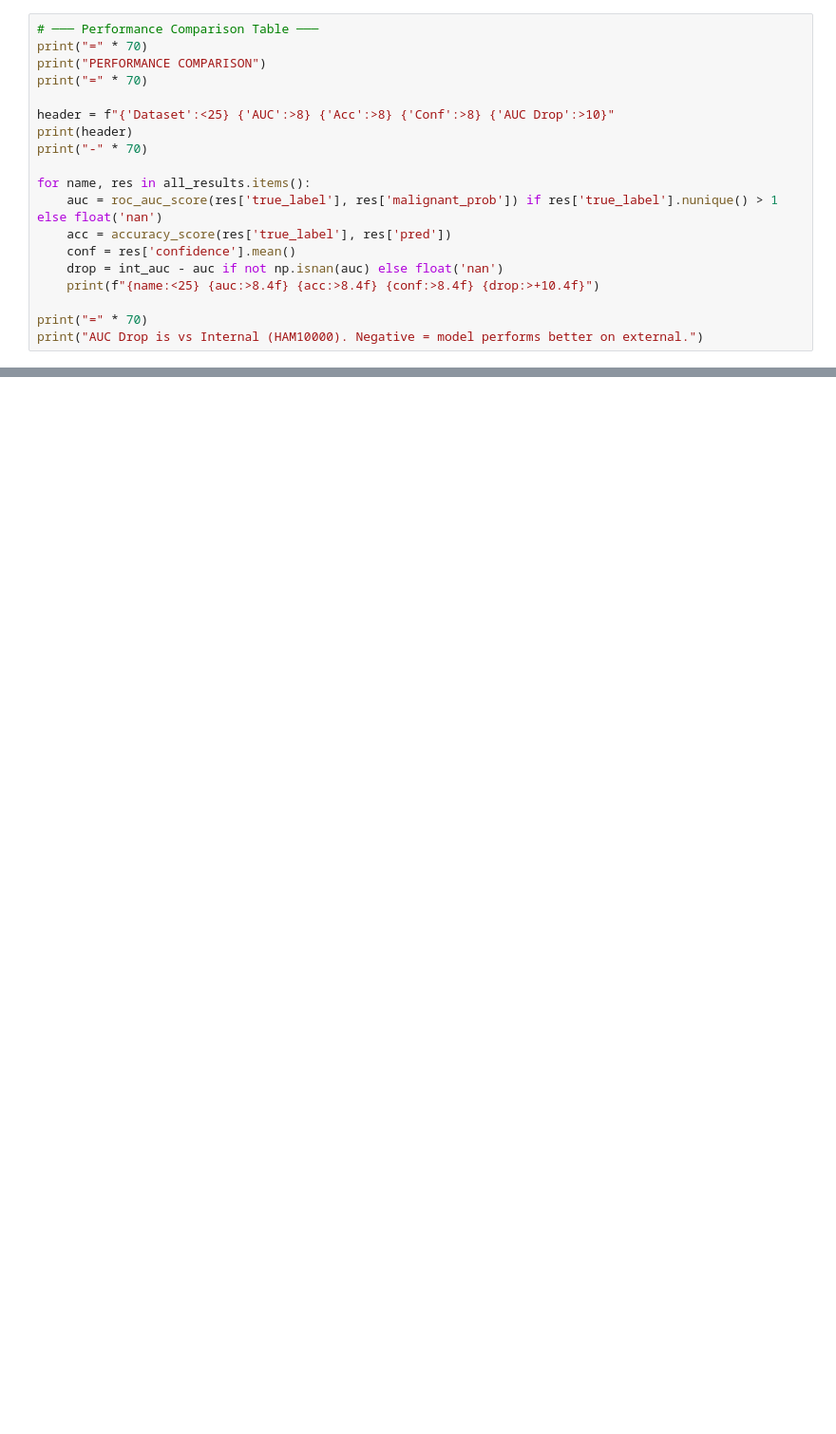
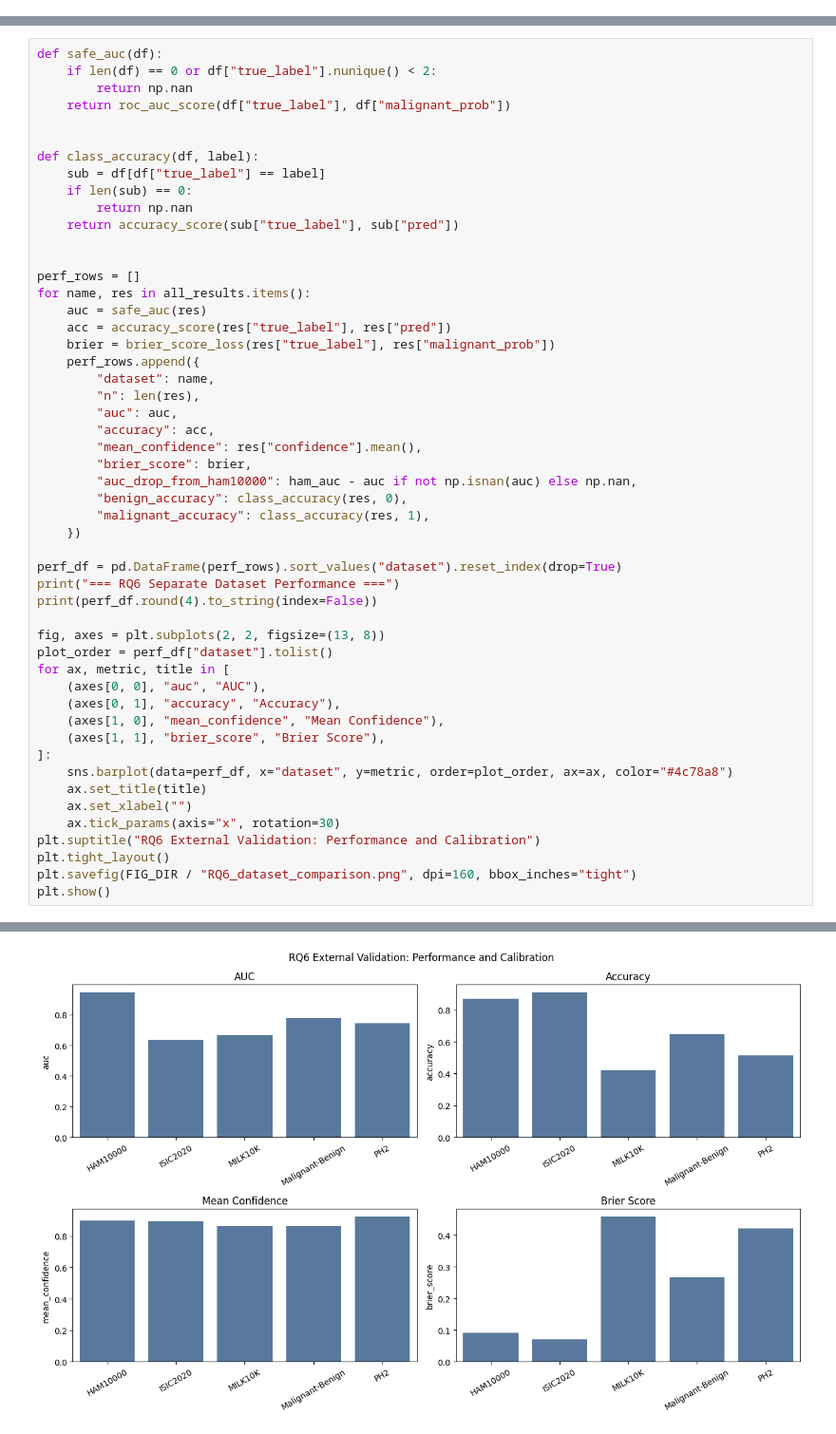
Before and after one commit to saiyudhaplhaomega/Skin_Lesion_XAI_research, a Jupyter notebook: notebooks/RQ6_external_validation.ipynb, the cells around one changed output, grey strips where cells are left out. Shown at 95% size. Cells and saved outputs as stored; diff of their text form; blank space fills up the shorter version.

Commit message:
Add completed RQ results and defense notes

```diff
--- a/notebooks/RQ6_external_validation.ipynb
+++ b/notebooks/RQ6_external_validation.ipynb
@@ -257,19 +349,0 @@ All evaluations complete: ['Internal', 'Malignant-Benign', 'PH2']
-# %%
-# ─── Performance Comparison Table ───
-print("=" * 70)
-print("PERFORMANCE COMPARISON")
-print("=" * 70)
-
-header = f"{'Dataset':<25} {'AUC':>8} {'Acc':>8} {'Conf':>8} {'AUC Drop':>10}"
-print(header)
-print("-" * 70)
-
-for name, res in all_results.items():
-    auc = roc_auc_score(res['true_label'], res['malignant_prob']) if res['true_label'].nunique() > 1 else float('nan')
-    acc = accuracy_score(res['true_label'], res['pred'])
-    conf = res['confidence'].mean()
-    drop = int_auc - auc if not np.isnan(auc) else float('nan')
-    print(f"{name:<25} {auc:>8.4f} {acc:>8.4f} {conf:>8.4f} {drop:>+10.4f}")
-
-print("=" * 70)
-print("AUC Drop is vs Internal (HAM10000). Negative = model performs better on external.")
@@ -410,0 +352,52 @@ Passing `palette` without assigning `hue` is deprecated and will be removed in v
+# %%
+def safe_auc(df):
+    if len(df) == 0 or df["true_label"].nunique() < 2:
+        return np.nan
+    return roc_auc_score(df["true_label"], df["malignant_prob"])
+
+
+def class_accuracy(df, label):
+    sub = df[df["true_label"] == label]
+    if len(sub) == 0:
+        return np.nan
+    return accuracy_score(sub["true_label"], sub["pred"])
+
+
+perf_rows = []
+for name, res in all_results.items():
+    auc = safe_auc(res)
+    acc = accuracy_score(res["true_label"], res["pred"])
+    brier = brier_score_loss(res["true_label"], res["malignant_prob"])
+    perf_rows.append({
+        "dataset": name,
+        "n": len(res),
+        "auc": auc,
+        "accuracy": acc,
+        "mean_confidence": res["confidence"].mean(),
+        "brier_score": brier,
+        "auc_drop_from_ham10000": ham_auc - auc if not np.isnan(auc) else np.nan,
+        "benign_accuracy": class_accuracy(res, 0),
+        "malignant_accuracy": class_accuracy(res, 1),
+    })
+
+perf_df = pd.DataFrame(perf_rows).sort_values("dataset").reset_index(drop=True)
+print("=== RQ6 Separate Dataset Performance ===")
+print(perf_df.round(4).to_string(index=False))
+
+fig, axes = plt.subplots(2, 2, figsize=(13, 8))
+plot_order = perf_df["dataset"].tolist()
+for ax, metric, title in [
+    (axes[0, 0], "auc", "AUC"),
+    (axes[0, 1], "accuracy", "Accuracy"),
+    (axes[1, 0], "mean_confidence", "Mean Confidence"),
+    (axes[1, 1], "brier_score", "Brier Score"),
+]:
+    sns.barplot(data=perf_df, x="dataset", y=metric, order=plot_order, ax=ax, color="#4c78a8")
+    ax.set_title(title)
+    ax.set_xlabel("")
+    ax.tick_params(axis="x", rotation=30)
+plt.suptitle("RQ6 External Validation: Performance and Calibration")
+plt.tight_layout()
+plt.savefig(FIG_DIR / "RQ6_dataset_comparison.png", dpi=160, bbox_inches="tight")
+plt.show()
+# %% [output]
@@ -410,0 +411 @@ Passing `palette` without assigning `hue` is deprecated and will be removed in v
+[figure, added]
```
Also changed, not shown: parts of 33 cells of this notebook, 36 other files.
